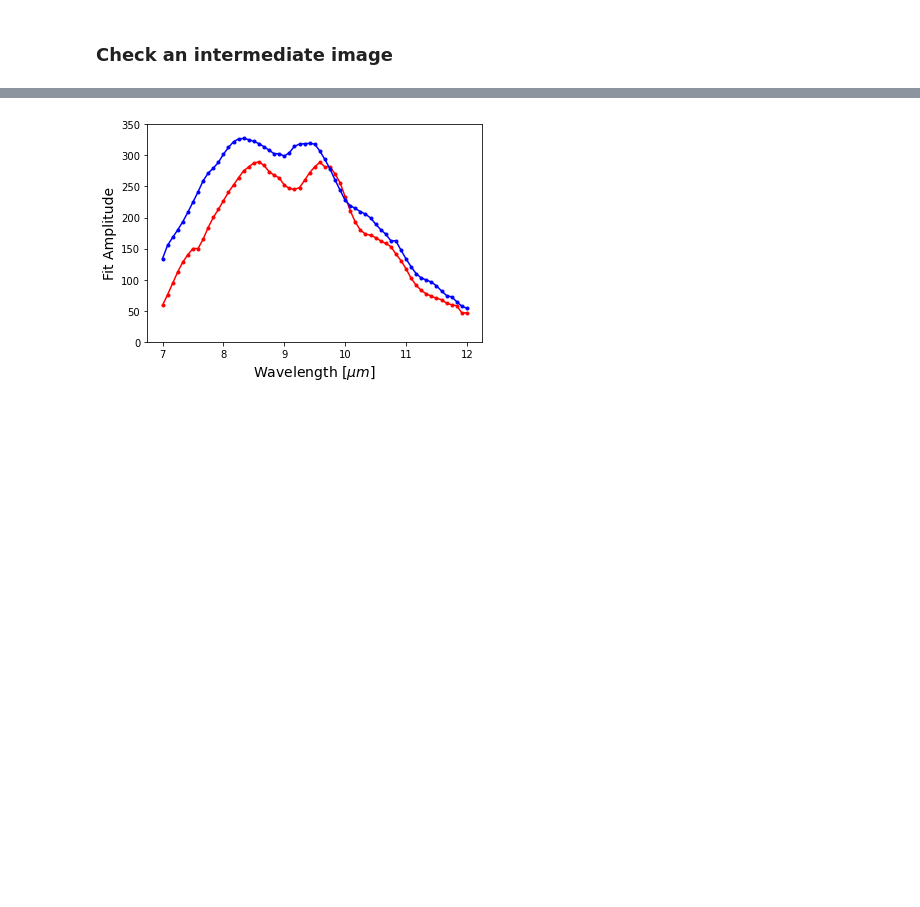
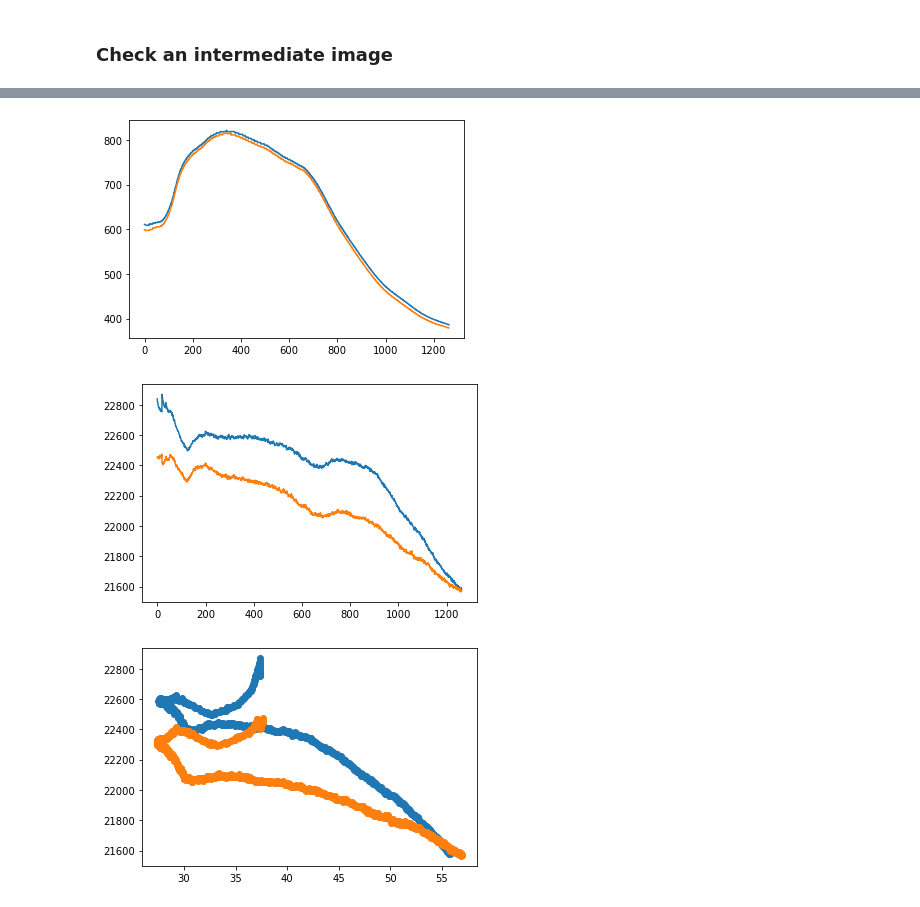
Before and after one commit to Polarization-Lab/IRCSP-Payload, a Jupyter notebook: DataManagement/process_capture_data.ipynb, the cells around one changed output, grey strips where cells are left out. Cells and saved outputs as stored; diff of their text form; code cells hidden in the pictures; blank space fills up the shorter version.

```diff
--- a/DataManagement/process_capture_data.ipynb
+++ b/DataManagement/process_capture_data.ipynb
@@ -317,9 +149,0 @@ for s in [10]:#for s in range([len(view_angle)]):
-# %%
-plt.plot(waves ,np.abs(A1)+B1, 'r.-')
-plt.plot(waves, np.abs(A2)+B2, 'b.-')
-plt.ylabel('Fit Amplitude',fontsize=14)
-plt.xlabel("Wavelength [$\mu m$]",fontsize=14)
-plt.ylim(0,350)
-plt.show()
-# %% [output]
-[figure, removed]
@@ -325,0 +174,17 @@ plt.show()
+# %%
+plt.plot(list(map(truediv, r1,t1)))
+plt.plot(list(map(truediv, r2,t2)))
+plt.show()
+
+plt.plot(r1[:-1])
+plt.plot(r2[:-1])
+
+plt.show()
+
+plt.scatter(t1[:-1],r1[:-1])
+plt.scatter(t2[:-1],r2[:-1])
+plt.show()
+# %% [output]
+[figure, added]
+[figure, added]
+[figure, added]
```
Also changed, not shown: parts of 32 cells of this notebook, 7 other files.
